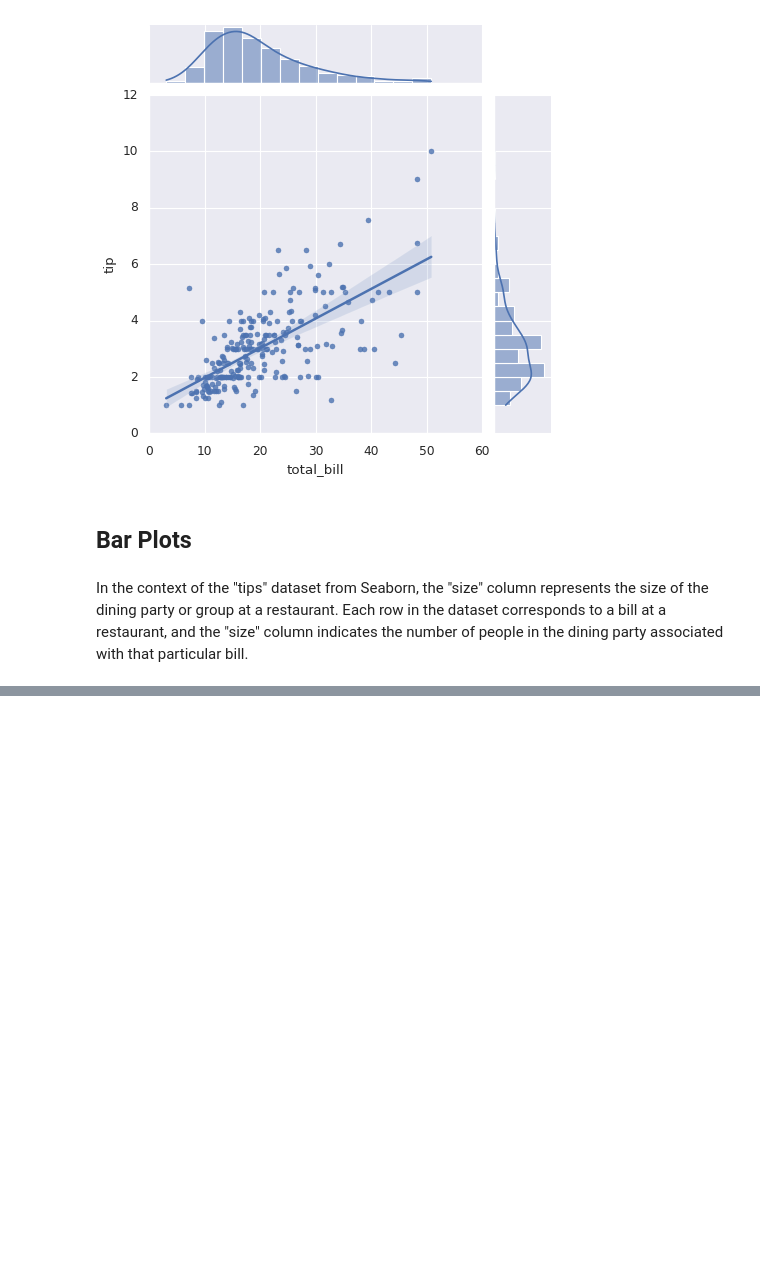
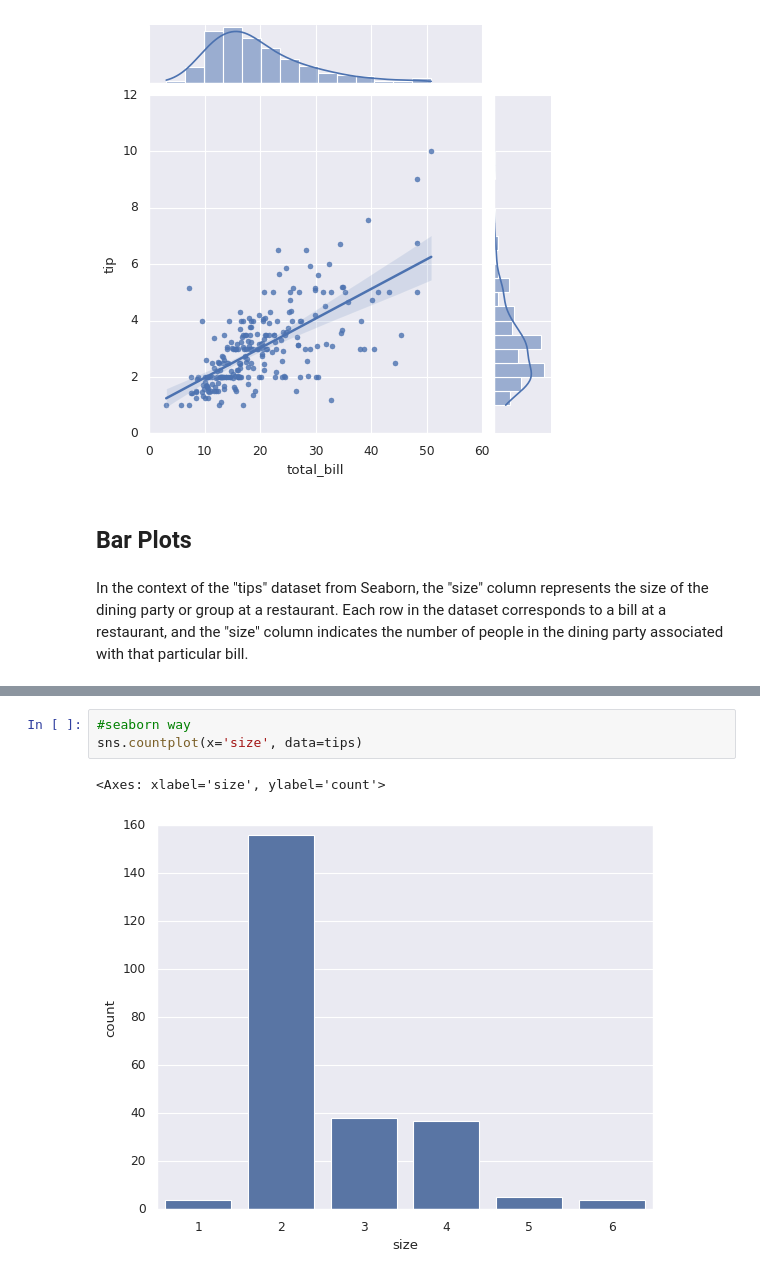
Before and after one commit to Xiaoxiao-teacher/Data-Visualization-with-Python, a Jupyter notebook: 06-Seaborn Tutorial.ipynb, the cells around one changed output, grey strips where cells are left out. Drawn from its saved outputs; the diff is of its cells as text; blank space fills up the shorter version.

```diff
--- a/06-Seaborn Tutorial.ipynb
+++ b/06-Seaborn Tutorial.ipynb
@@ -198,0 +201,6 @@ tips.groupby('size')['total_bill'].count().plot.bar()
+# %%
+#seaborn way
+sns.countplot(x='size', data=tips)
+# %% [output]
+<Axes: xlabel='size', ylabel='count'>
+[figure, added]
```
Also changed, not shown: parts of 1 cell of this notebook.
